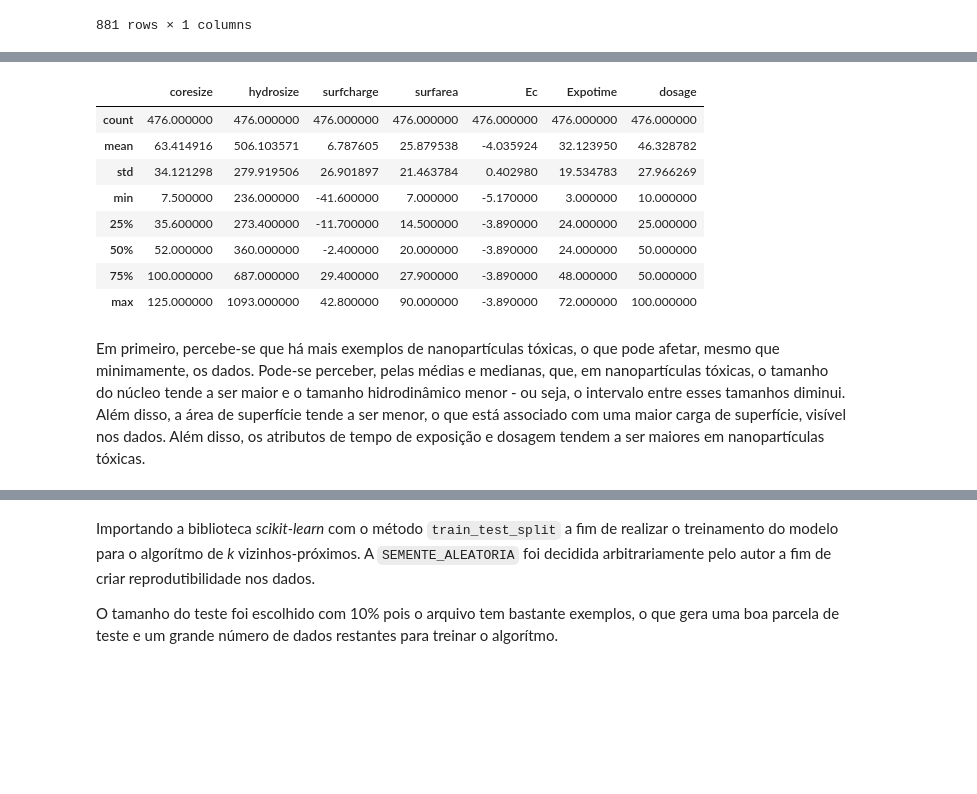
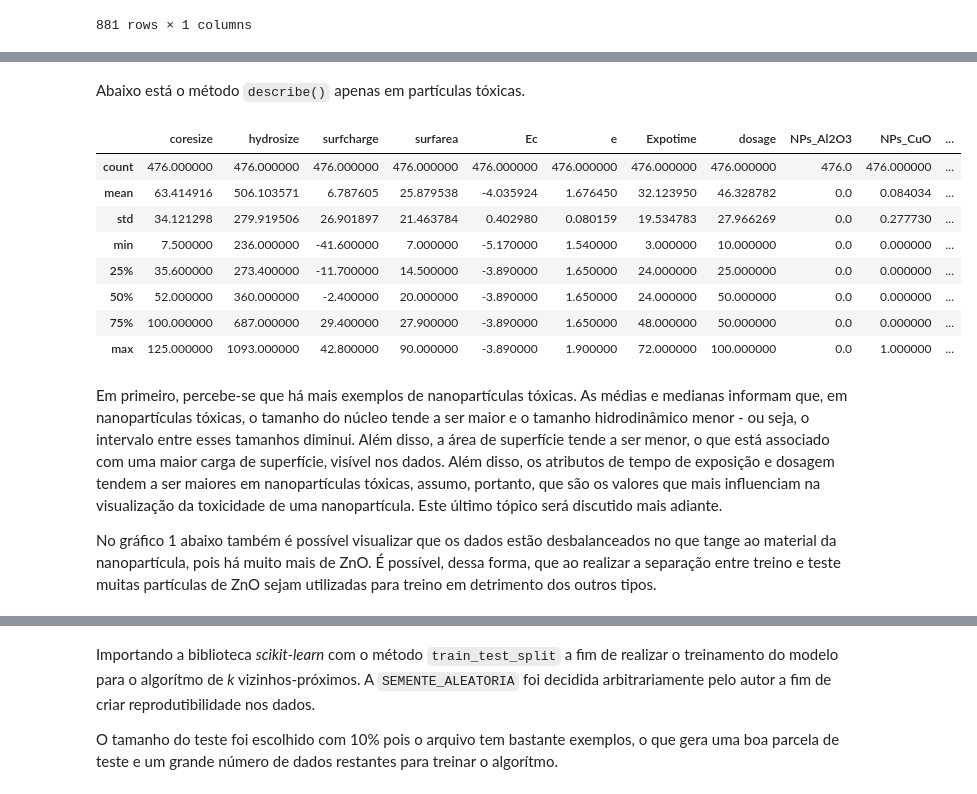
Before and after one commit to Leonardo-RGS/Nanotox_kNN, a Jupyter notebook: Nanotoxicidade_knn.ipynb, the cells around one changed output, grey strips where cells are left out. Saved outputs shown, nothing was run; the diff lists cells and outputs as text; code cells hidden in the pictures; blank space fills up the shorter version.

```diff
--- a/Nanotoxicidade_knn.ipynb
+++ b/Nanotoxicidade_knn.ipynb
@@ -88,7 +104,7 @@ import pandas as pd
 
 df = pd.read_csv("nanotox_dataset.csv")
 
-ATRIBUTOS = ["NPs", "coresize", "hydrosize", "surfcharge", "surfarea", "Ec",
+ATRIBUTOS = ["NPs", "coresize", "hydrosize", "surfcharge", "surfarea", "Ec", "e",
        "Expotime", "dosage"]
 TARGET = ["class"]
 
@@ -153,17 +202,20 @@ df.loc[logica].describe()
+# %% [markdown]
+Abaixo está o método `describe()` apenas em partículas tóxicas.
 # %%
 #Describe em partículas tóxicas
-logica = df["class"] == "nonToxic"
 
 df.loc[~logica].describe()
 # %% [output]
-|  | coresize | hydrosize | surfcharge | surfarea | Ec | Expotime | dosage |
-| count | 476.000000 | 476.000000 | 476.000000 | 476.000000 | 476.000000 | 476.000000 | 476.000000 |
-| mean | 63.414916 | 506.103571 | 6.787605 | 25.879538 | -4.035924 | 32.123950 | 46.328782 |
-| std | 34.121298 | 279.919506 | 26.901897 | 21.463784 | 0.402980 | 19.534783 | 27.966269 |
-| min | 7.500000 | 236.000000 | -41.600000 | 7.000000 | -5.170000 | 3.000000 | 10.000000 |
-| 25% | 35.600000 | 273.400000 | -11.700000 | 14.500000 | -3.890000 | 24.000000 | 25.000000 |
-| 50% | 52.000000 | 360.000000 | -2.400000 | 20.000000 | -3.890000 | 24.000000 | 50.000000 |
-| 75% | 100.000000 | 687.000000 | 29.400000 | 27.900000 | -3.890000 | 48.000000 | 50.000000 |
-| max | 125.000000 | 1093.000000 | 42.800000 | 90.000000 | -3.890000 | 72.000000 | 100.000000 |
+|  | coresize | hydrosize | surfcharge | surfarea | Ec | e | Expotime | dosage | NPs_Al2O3 | NPs_CuO | ... |
+| count | 476.000000 | 476.000000 | 476.000000 | 476.000000 | 476.000000 | 476.000000 | 476.000000 | 476.000000 | 476.0 | 476.000000 | ... |
+| mean | 63.414916 | 506.103571 | 6.787605 | 25.879538 | -4.035924 | 1.676450 | 32.123950 | 46.328782 | 0.0 | 0.084034 | ... |
+| std | 34.121298 | 279.919506 | 26.901897 | 21.463784 | 0.402980 | 0.080159 | 19.534783 | 27.966269 | 0.0 | 0.277730 | ... |
+| min | 7.500000 | 236.000000 | -41.600000 | 7.000000 | -5.170000 | 1.540000 | 3.000000 | 10.000000 | 0.0 | 0.000000 | ... |
+| 25% | 35.600000 | 273.400000 | -11.700000 | 14.500000 | -3.890000 | 1.650000 | 24.000000 | 25.000000 | 0.0 | 0.000000 | ... |
+| 50% | 52.000000 | 360.000000 | -2.400000 | 20.000000 | -3.890000 | 1.650000 | 24.000000 | 50.000000 | 0.0 | 0.000000 | ... |
+| 75% | 100.000000 | 687.000000 | 29.400000 | 27.900000 | -3.890000 | 1.650000 | 48.000000 | 50.000000 | 0.0 | 0.000000 | ... |
+| max | 125.000000 | 1093.000000 | 42.800000 | 90.000000 | -3.890000 | 1.900000 | 72.000000 | 100.000000 | 0.0 | 1.000000 | ... |
 # %% [markdown]
-Em primeiro, percebe-se que há mais exemplos de nanopartículas tóxicas, o que pode afetar, mesmo que minimamente, os dados. Pode-se perceber, pelas médias e medianas, que, em nanopartículas tóxicas, o tamanho do núcleo tende a ser maior e o tamanho hidrodinâmico menor - ou seja, o intervalo entre esses tamanhos diminui. Além disso, a área de superfície tende a ser menor, o que está associado com uma maior carga de superfície, visível nos dados. Além disso, os atributos de tempo de exposição e dosagem tendem a ser maiores em nanopartículas tóxicas.
+Em primeiro, percebe-se que há mais exemplos de nanopartículas tóxicas. As médias e medianas informam que, em nanopartículas tóxicas, o tamanho do núcleo tende a ser maior e o tamanho hidrodinâmico menor - ou seja, o intervalo entre esses tamanhos diminui. Além disso, a área de superfície tende a ser menor, o que está associado com uma maior carga de superfície, visível nos dados. Além disso, os atributos de tempo de exposição e dosagem tendem a ser maiores em nanopartículas tóxicas, assumo, portanto, que são os valores que mais influenciam na visualização da toxicidade de uma nanopartícula. Este último tópico será discutido mais adiante.
+
+No gráfico 1 abaixo também é possível visualizar que os dados estão desbalanceados no que tange ao material da nanopartícula, pois há muito mais de ZnO. É possível, dessa forma, que ao realizar a separação entre treino e teste muitas partículas de ZnO sejam utilizadas para treino em detrimento dos outros tipos.
```
Also changed, not shown: parts of 73 cells of this notebook.
